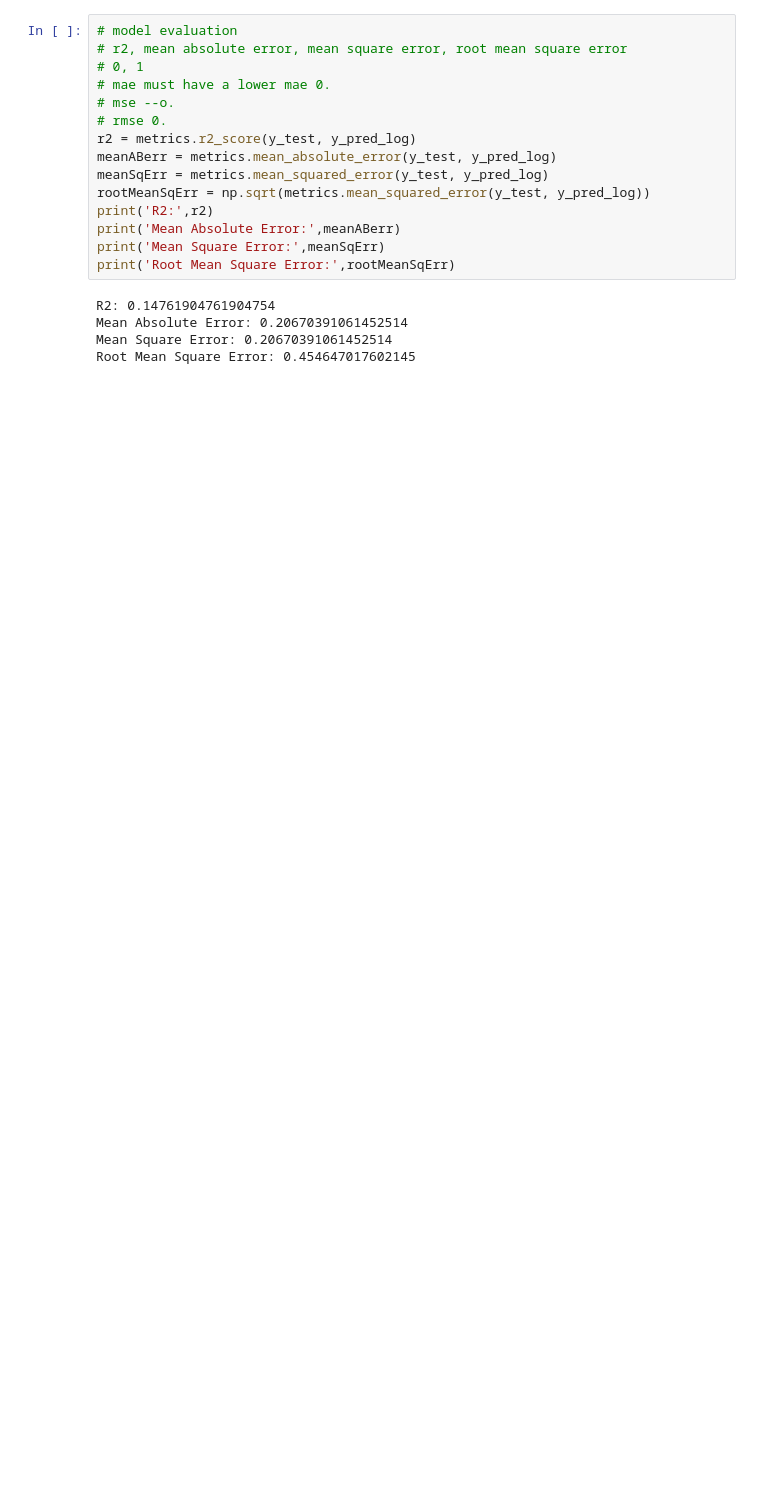
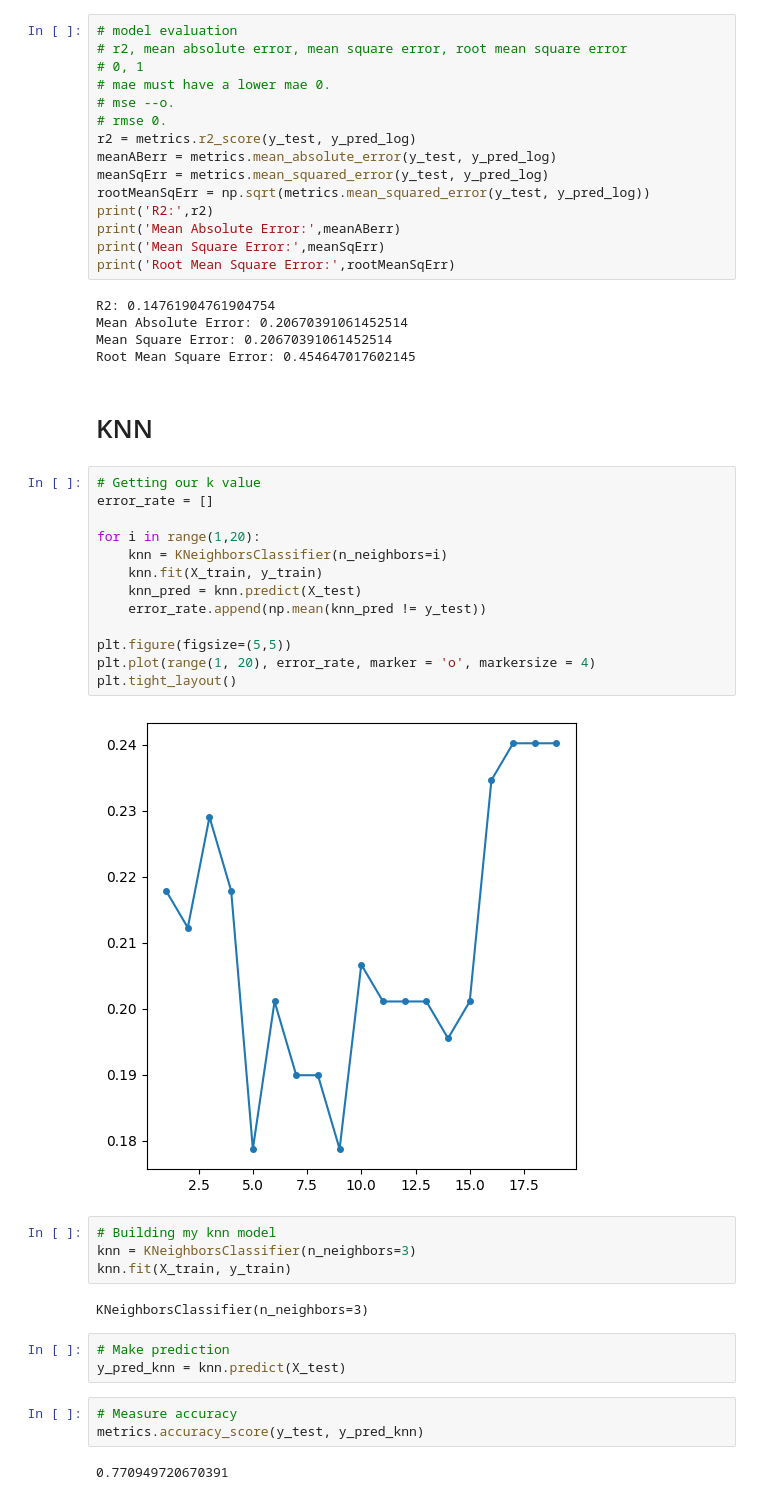
Before and after one commit to bytesbyt/ds_titanic, a Jupyter notebook: titanic.ipynb, the cells around one changed output. Cells and saved outputs as stored; diff of their text form; blank space fills up the shorter version.

Commit message:
Try out different models such as decision trees, SVM, kNN, NB

```diff
--- a/titanic.ipynb
+++ b/titanic.ipynb
@@ -669,3 +682,34 @@ R2: 0.14761904761904754
 Mean Absolute Error: 0.20670391061452514
 Mean Square Error: 0.20670391061452514
 Root Mean Square Error: 0.454647017602145
+# %% [markdown]
+# KNN
+# %%
+# Getting our k value
+error_rate = []
+
+for i in range(1,20):
+    knn = KNeighborsClassifier(n_neighbors=i)
+    knn.fit(X_train, y_train)
+    knn_pred = knn.predict(X_test)
+    error_rate.append(np.mean(knn_pred != y_test))
+
+plt.figure(figsize=(5,5))
+plt.plot(range(1, 20), error_rate, marker = 'o', markersize = 4)
+plt.tight_layout()
+# %% [output]
+[figure, added]
+# %%
+# Building my knn model
+knn = KNeighborsClassifier(n_neighbors=3)
+knn.fit(X_train, y_train)
+# %% [output]
+KNeighborsClassifier(n_neighbors=3)
+# %%
+# Make prediction
+y_pred_knn = knn.predict(X_test)
+# %%
+# Measure accuracy
+metrics.accuracy_score(y_test, y_pred_knn)
+# %% [output]
+0.770949720670391
```
Also changed, not shown: parts of 26 cells of this notebook.
